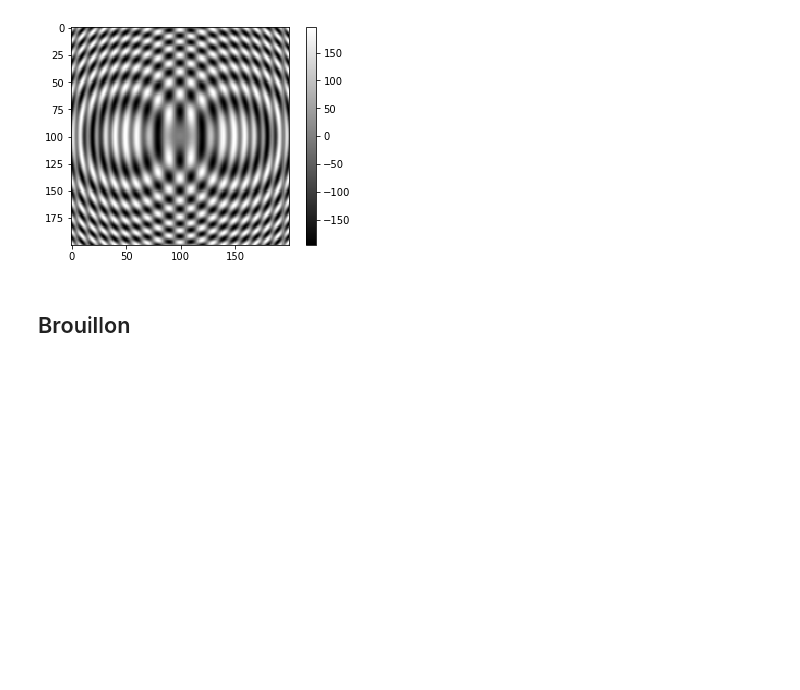
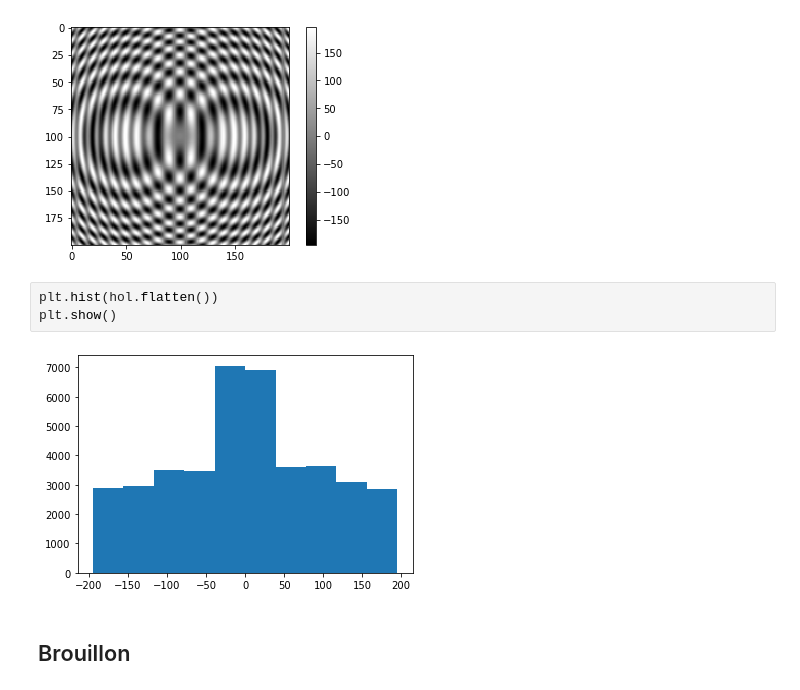
Before and after one commit to fernandolucasaa/computerGeneratedHolography, a Jupyter notebook: implementations_codes/source-separation/separationSources.ipynb, the cells around one changed output. Cells and saved outputs as stored; diff of their text form; blank space fills up the shorter version.

```diff
--- a/implementations_codes/source-separation/separationSources.ipynb
+++ b/implementations_codes/source-separation/separationSources.ipynb
@@ -444,6 +444,11 @@ plt.colorbar()
 plt.show()
 # %% [output]
 [figure]
+# %%
+plt.hist(hol.flatten())
+plt.show()
+# %% [output]
+[figure, added]
 # %% [markdown]
 ## Brouillon
 # %%
```
Also changed, not shown: parts of 2 cells of this notebook, 12 other files.
